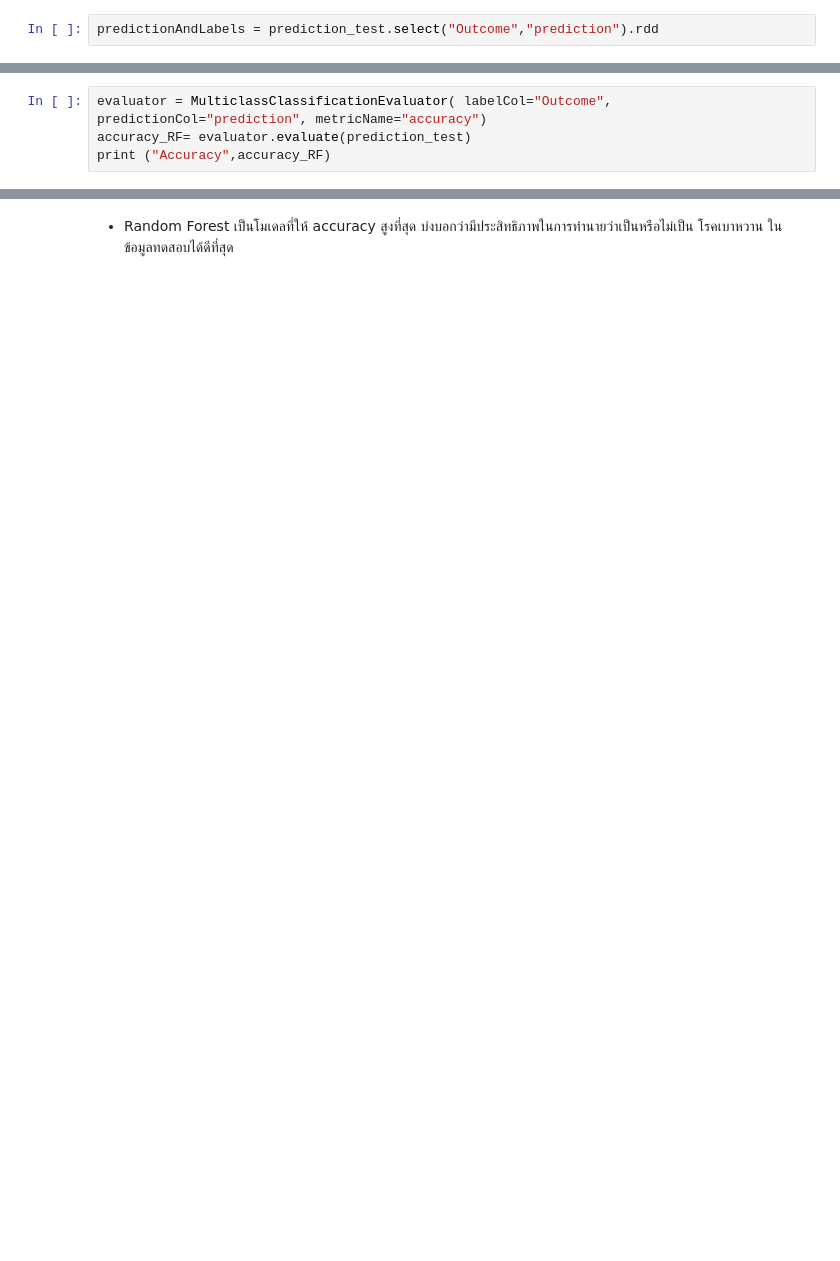
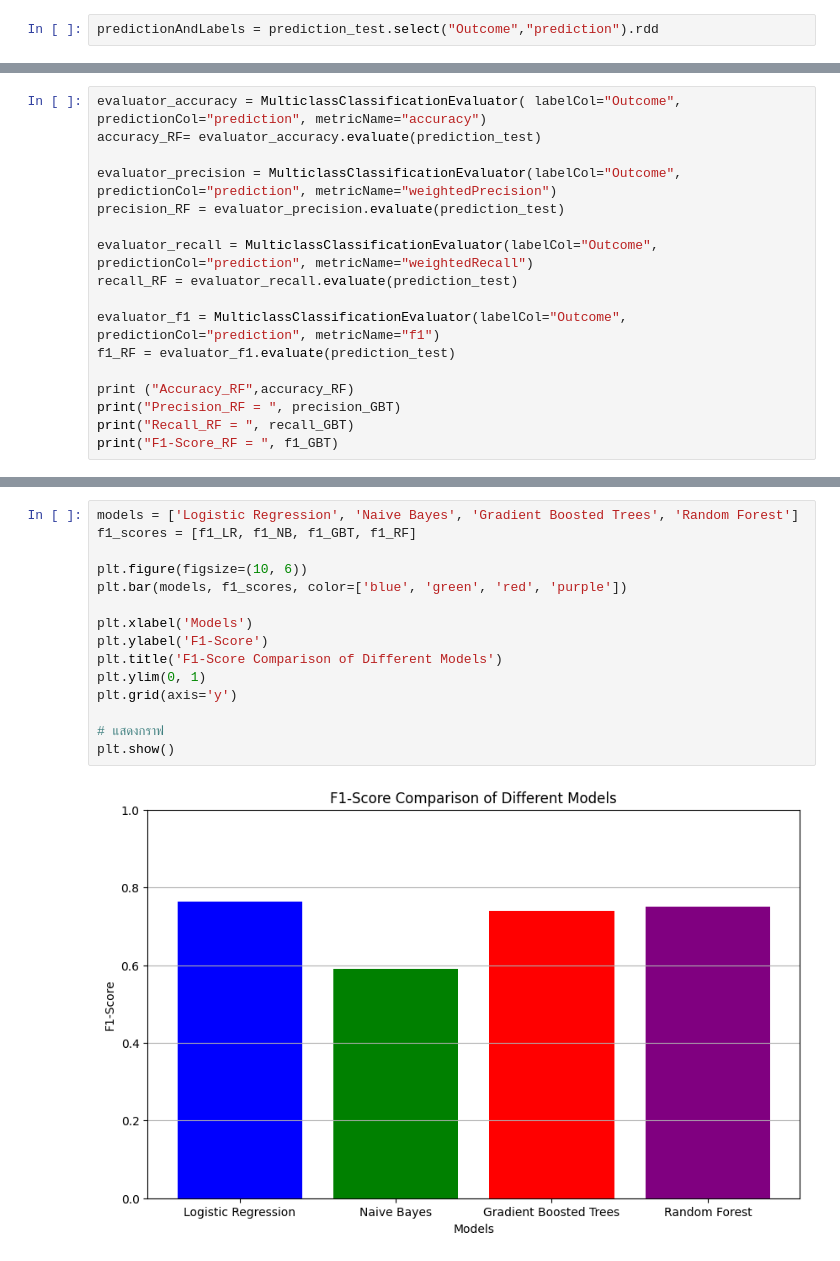
Before and after one commit to thatsaphon2745/Classification-Diabetes-Pyspark-HDFS, a Jupyter notebook: Classification.ipynb, the cells around one changed output, grey strips where cells are left out. Cells and saved outputs as stored; diff of their text form; blank space fills up the shorter version.

```diff
--- a/Classification.ipynb
+++ b/Classification.ipynb
@@ -518,5 +609,18 @@ Area under ROC = 0.7594108789760963
 # %%
-evaluator = MulticlassClassificationEvaluator( labelCol="Outcome", predictionCol="prediction", metricName="accuracy")
-accuracy_RF= evaluator.evaluate(prediction_test)
-print ("Accuracy",accuracy_RF)
+evaluator_accuracy = MulticlassClassificationEvaluator( labelCol="Outcome", predictionCol="prediction", metricName="accuracy")
+accuracy_RF= evaluator_accuracy.evaluate(prediction_test)
+
+evaluator_precision = MulticlassClassificationEvaluator(labelCol="Outcome", predictionCol="prediction", metricName="weightedPrecision")
+precision_RF = evaluator_precision.evaluate(prediction_test)
+
+evaluator_recall = MulticlassClassificationEvaluator(labelCol="Outcome", predictionCol="prediction", metricName="weightedRecall")
+recall_RF = evaluator_recall.evaluate(prediction_test)
+
+evaluator_f1 = MulticlassClassificationEvaluator(labelCol="Outcome", predictionCol="prediction", metricName="f1")
+f1_RF = evaluator_f1.evaluate(prediction_test)
+
+print ("Accuracy_RF",accuracy_RF)
+print("Precision_RF = ", precision_GBT)
+print("Recall_RF = ", recall_GBT)
+print("F1-Score_RF = ", f1_GBT)
 # %% [output]
@@ -535,2 +645,17 @@ Accuracy of RF :  0.7892376681614349
-# %% [markdown]
-- Random Forest เป็นโมเดลที่ให้ accuracy สูงที่สุด บ่งบอกว่ามีประสิทธิภาพในการทำนายว่าเป็นหรือไม่เป็น โรคเบาหวาน ในข้อมูลทดสอบได้ดีที่สุด
+# %%
+models = ['Logistic Regression', 'Naive Bayes', 'Gradient Boosted Trees', 'Random Forest']
+f1_scores = [f1_LR, f1_NB, f1_GBT, f1_RF]
+
+plt.figure(figsize=(10, 6))
+plt.bar(models, f1_scores, color=['blue', 'green', 'red', 'purple'])
+
+plt.xlabel('Models')
+plt.ylabel('F1-Score')
+plt.title('F1-Score Comparison of Different Models')
+plt.ylim(0, 1)
+plt.grid(axis='y')
+
+# แสดงกราฟ
+plt.show()
+# %% [output]
+[figure, added]
```
Also changed, not shown: parts of 33 cells of this notebook.
